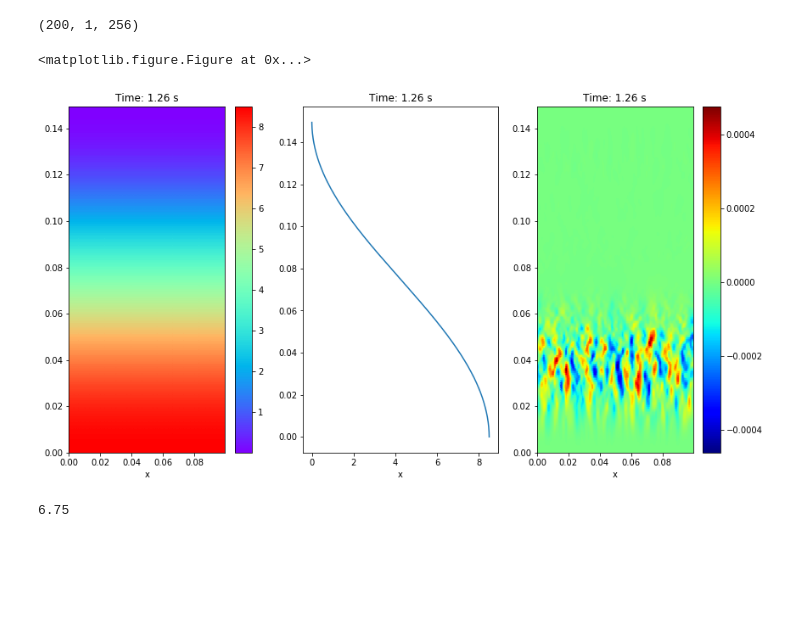
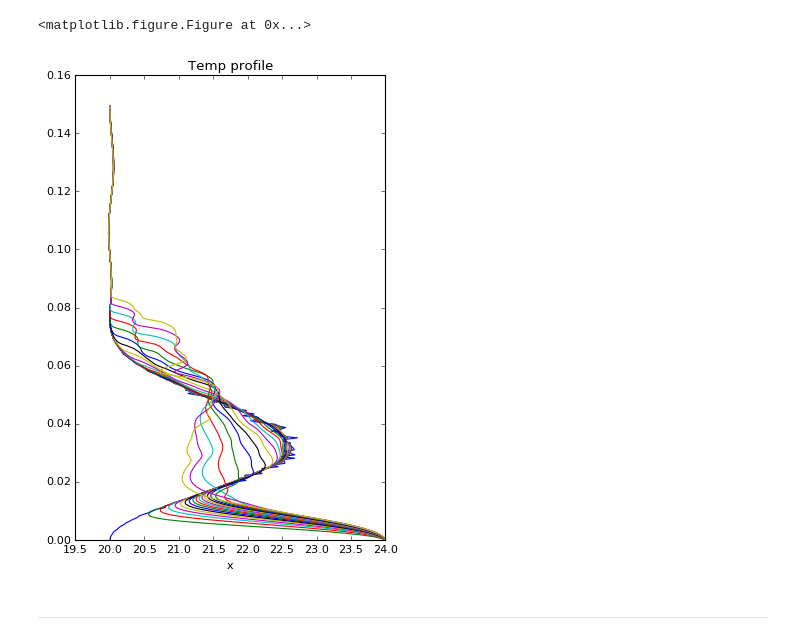
Before and after one commit to cpierard/Servicio_social, a Jupyter notebook: Strat_conv/multifigplot.ipynb, the cells around one changed output. Cells and saved outputs as stored; diff of their text form; code cells hidden in the pictures; blank space fills up the shorter version.

```diff
--- a/Strat_conv/multifigplot.ipynb
+++ b/Strat_conv/multifigplot.ipynb
@@ -14,47 +30,24 @@ x, y = np.mgrid[slice(0, 0.1, dx), slice(0, 0.15, dy)]
 # %%
 fig = plt.figure()
 
 with h5py.File("temp_salinity_7x2pm/temp_salinity_7x2pm_s1.h5", mode='r') as file:
     T = file['tasks']['T']
     ρ = file['tasks']['ρ']
     s = file['tasks']['s']
     v = file['tasks']['v']
     t = file['scales']['sim_time']
     s_p = file['tasks']['s profile']
     T_p = file['tasks']['T profile']
     xp = file['scales']['x']
     yp = file['scales']['y']
 
-    print(s_p.shape)
-
-    n = 5
-
-    plt.figure(figsize=(14,7.5))
-    plt.subplot(131)
-    p = plt.pcolormesh(x, y, s[n,:,:], cmap = 'rainbow')
-    plt.colorbar()
-    plt.title('Time: '+ str(t[n]) + ' s')
+    plt.figure(figsize=(5,7.5))
+    for i in range(0, 100, 5):
+        plt.plot(T_p[i,0,:], y[0,:], label = str(t[i]))
+    plt.title('Temp profile')
     plt.xlabel('x')
-
-
-    plt.subplot(132)
-    #plt.pcolormesh(x, y, ρ[-1,:,:], cmap = 'rainbow_r')
-    #plt.colorbar()
-    plt.plot(s_p[n,0,:], y[0,:])
-    plt.title('Time: '+ str(t[n]) + ' s')
-    plt.xlabel('x')
-
-
-    plt.subplot(133)
-    plt.pcolormesh(x, y, v[n,:,:], cmap = 'jet')
-    plt.colorbar()
-    plt.title('Time: '+ str(t[n]) + ' s')
-    plt.xlabel('x')
 # %% [output]
-(200, 1, 256)
+<matplotlib.figure.Figure at 0x...>
-<matplotlib.figure.Figure at 0x...>
-[figure, old version]
+[figure, new version]
-# %%
-12.5*0.78 -0.15*20
-# %% [output]
-6.75
+# %% [markdown]
+------
```
Also changed, not shown: parts of 17 cells of this notebook, 2 other files.
